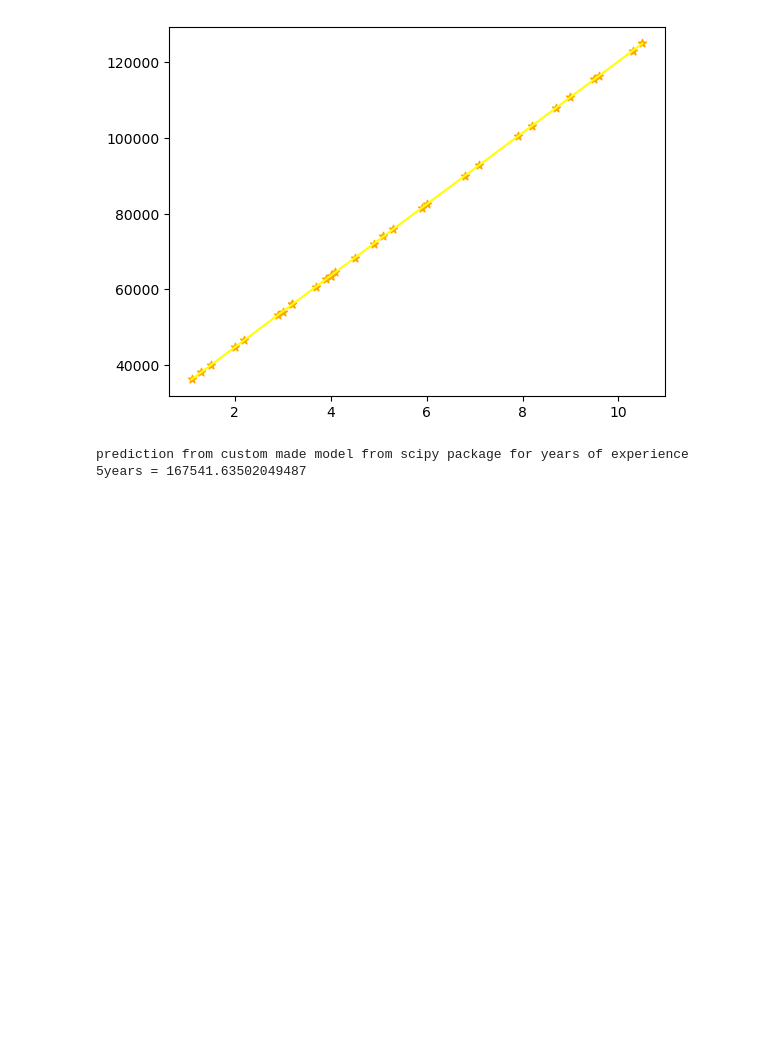
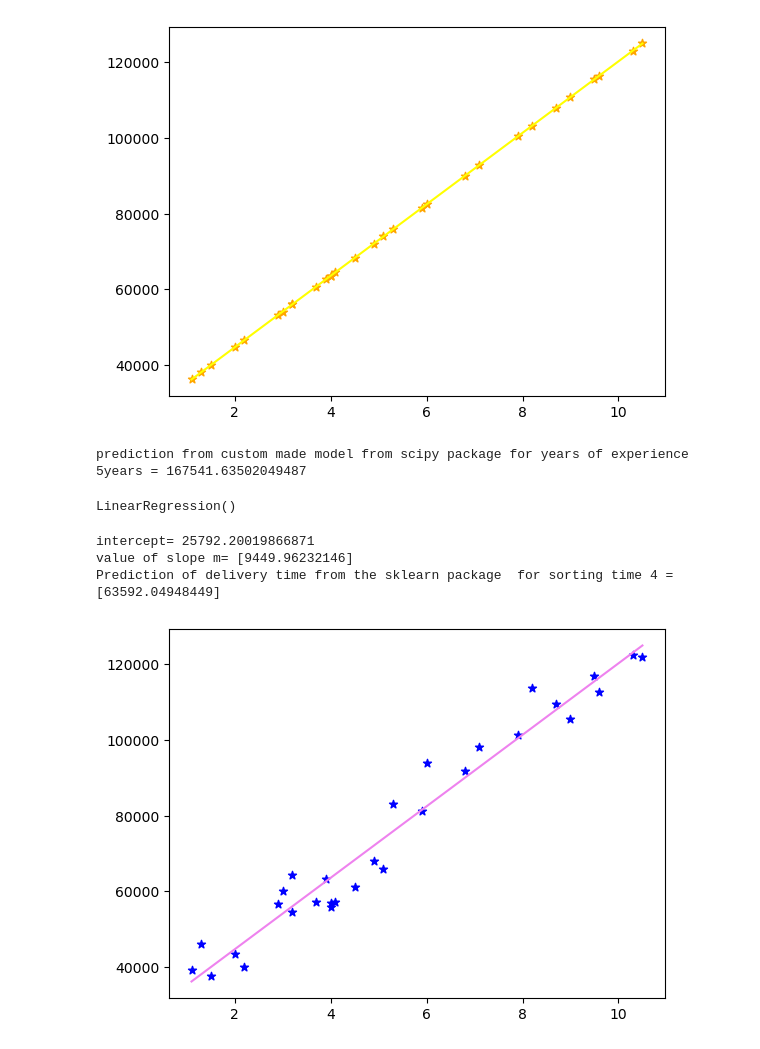
Before and after one commit to iamraziapatel/EXCELR-ASSIGNMENTS, a Jupyter notebook: simple linear regression - Salary - years of experience.ipynb, the cells around one changed output. Cells and saved outputs as stored; diff of their text form; code cells hidden in the pictures; blank space fills up the shorter version.

```diff
--- a/simple linear regression - Salary - years of experience.ipynb
+++ b/simple linear regression - Salary - years of experience.ipynb
@@ -73,3 +82,26 @@ print('prediction from custom made model from scipy package for years of experie
 # %% [output]
 [figure]
 prediction from custom made model from scipy package for years of experience 5years = 167541.63502049487
+# %%
+# simple regression model using sklearn.
+from sklearn import linear_model
+reg= linear_model.LinearRegression()
+reg.fit(df_salaries[["YearsExperience"]],df_salaries['Salary'])
+# %% [output]
+LinearRegression()
+# %%
+# checking reg intercept,slope ,r and p values both by pandas and skylearn models in y=mx+c where m is slope and c is intercept and r is correlation
+print('intercept=',reg.intercept_)
+print('value of slope m=',reg.coef_)
+
+# predicting values currently for hardcoded data
+print("Prediction of delivery time from the sklearn package  for sorting time 4 = ",reg.predict([[4]]))
+#plotting the regression using sklearn reg predict
+plt.scatter(x=df_salaries["YearsExperience"], y=df_salaries['Salary'],color='blue',marker='*')
+plt.plot(df_salaries["YearsExperience"],reg.predict(df_salaries[["YearsExperience"]]),color='violet')
+plt.show()
+# %% [output]
+intercept= 25792.20019866871
+value of slope m= [9449.96232146]
+Prediction of delivery time from the sklearn package  for sorting time 4 =  [63592.04948449]
+[figure, added]
```
Also changed, not shown: parts of 1 cell of this notebook.
